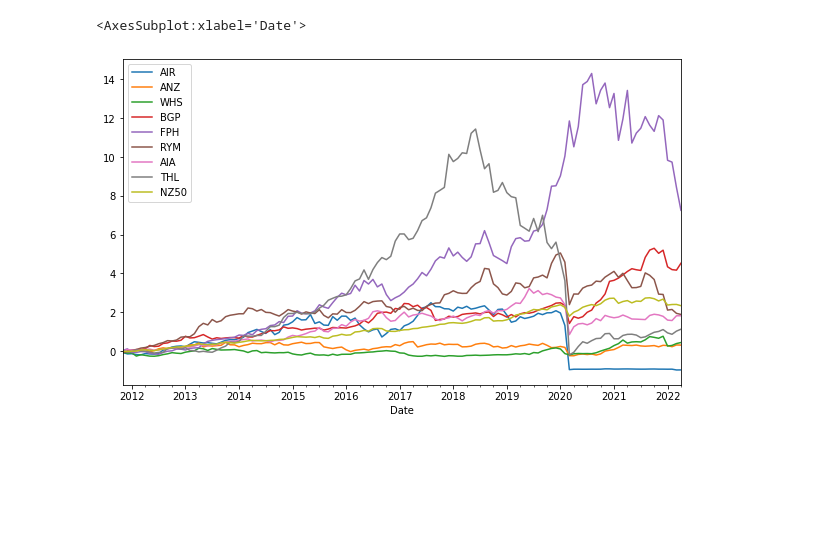
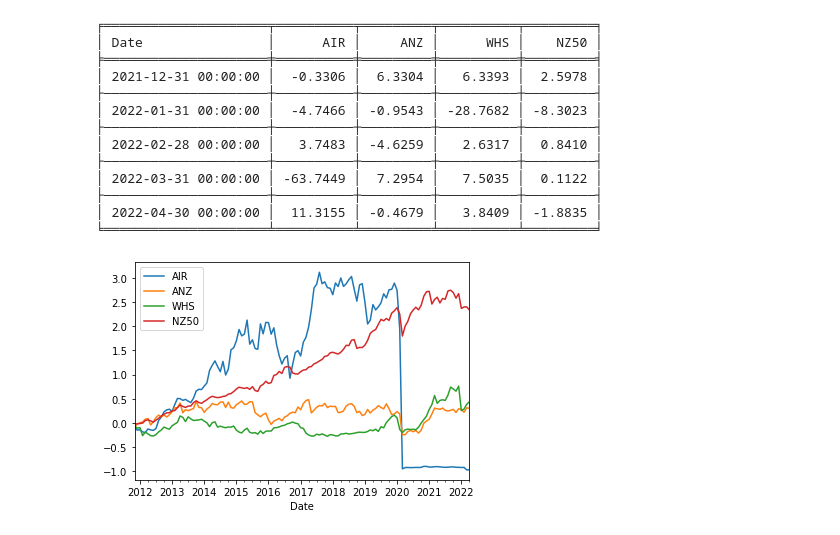
Before and after one commit to blucap/BDBA904, a Jupyter notebook: Chapter 10 - Intro.ipynb, the cells around one changed output. Saved outputs shown, nothing was run; the diff lists cells and outputs as text; code cells hidden in the pictures; blank space fills up the shorter version.

```diff
--- a/Chapter 10 - Intro.ipynb
+++ b/Chapter 10 - Intro.ipynb
@@ -87,13 +114,11 @@ Success
 # %%
 def returns(nzx, start, end):
-    dfy = yf.download(nzx, start, end, progress=True, interval="1mo")
-    df_close = dfy['Adj Close'].copy()
+    df_close = yf.download(nzx, start, end, progress=True, interval="1mo")['Adj Close']
     df_close.dropna(how = 'all', inplace=True, axis = 1)
     df_close.sort_index(inplace=True)
-    #df_close.dropna(how='all').pct_change().add(1).cumprod().mean(axis=1).sub(1).plot()
     df_close.index = pd.to_datetime(df_close.index, format ='%Y-%m-%d')
     df_close.columns = [re.sub(r'.NZ$|\^', "", x) for x in list(df_close)]
     return list(df_close), df_close.resample('M').last()
 
-nzx_set, df_close = returns(nzx+['^NZ50'], '2011-10-01', '2022-04-30')
+nzx_set, df_close = returns(nzx, '2011-10-01', '2022-04-30')
 # %% [output]
@@ -112,6 +138,6 @@ nzx_set, df_close = returns(nzx+['^NZ50'], '2011-10-01', '2022-04-30')
 # %%
-stocks_list = ["AIR", "ANZ", 'WHS', 'BGP', 'FPH', 'RYM', 'AIA', 'THL', 'NZ50']  # tickers seperated by space
+stocks_list = ["AIR", "ANZ", 'WHS', 'NZ50'] #, 'BGP', 'FPH', 'RYM', 'AIA', 'THL', 'NZ50']
 data = df_close[stocks_list]
-data.plot(figsize=(10, 12), subplots=True)
+data.plot(figsize=(10, 6), subplots=True)
 # %% [output]
 array([<AxesSubplot:xlabel='Date'>, <AxesSubplot:xlabel='Date'>,
@@ -123,10 +166,22 @@ array([<AxesSubplot:xlabel='Date'>, <AxesSubplot:xlabel='Date'>,
 # %%
-# Calculate monthly returns
-monthly_ret = np.log(data).diff().dropna()
-monthly_ret.add(1).cumprod().sub(1).plot(figsize=(10, 6))
+monthly_ret.add(1).cumprod().sub(1).plot() # monthly_ret.cumsum().apply(np.exp).plot()
+
+nice_print(monthly_ret.tail(5), k=100, name="")
 # %% [output]
-<AxesSubplot:xlabel='Date'>
+╒═════════════════════╤══════════╤═════════╤══════════╤═════════╕
+│ Date                │      AIR │     ANZ │      WHS │    NZ50 │
+╞═════════════════════╪══════════╪═════════╪══════════╪═════════╡
+│ 2021-12-31 00:00:00 │  -0.3306 │  6.3304 │   6.3393 │  2.5978 │
+├─────────────────────┼──────────┼─────────┼──────────┼─────────┤
+│ 2022-01-31 00:00:00 │  -4.7466 │ -0.9543 │ -28.7682 │ -8.3023 │
+├─────────────────────┼──────────┼─────────┼──────────┼─────────┤
+│ 2022-02-28 00:00:00 │   3.7483 │ -4.6259 │   2.6317 │  0.8410 │
+├─────────────────────┼──────────┼─────────┼──────────┼─────────┤
+│ 2022-03-31 00:00:00 │ -63.7449 │  7.2954 │   7.5035 │  0.1122 │
+├─────────────────────┼──────────┼─────────┼──────────┼─────────┤
+│ 2022-04-30 00:00:00 │  11.3155 │ -0.4679 │   3.8409 │ -1.8835 │
+╘═════════════════════╧══════════╧═════════╧══════════╧═════════╛
-[figure, old version]
+[figure, new version]
 # %%
 def prelim_tables(df):
     df = df.copy()
```
Also changed, not shown: parts of 76 cells of this notebook, 4 other files.
